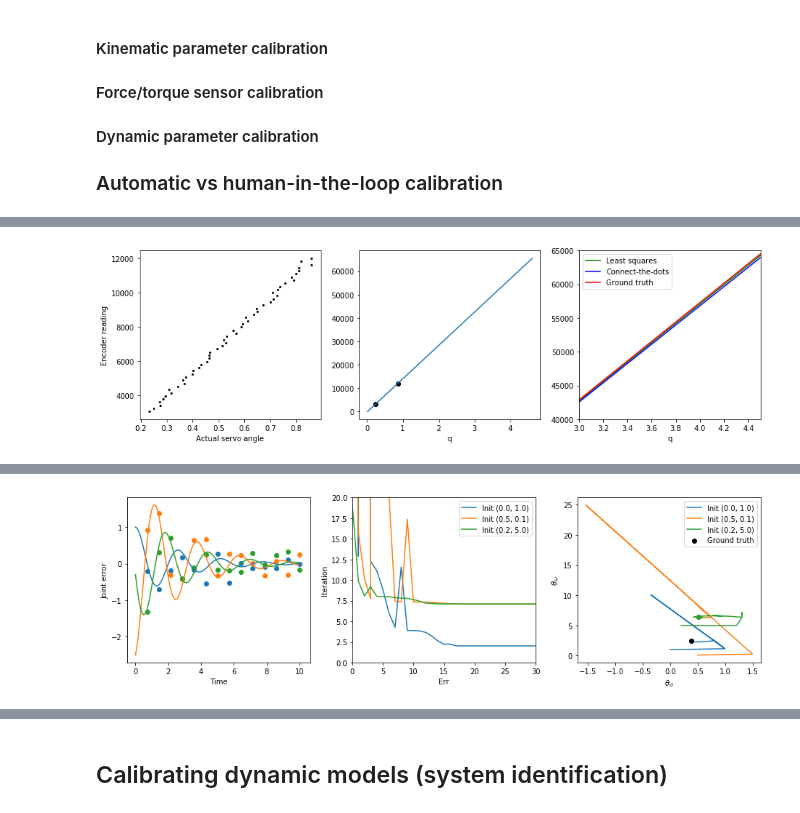
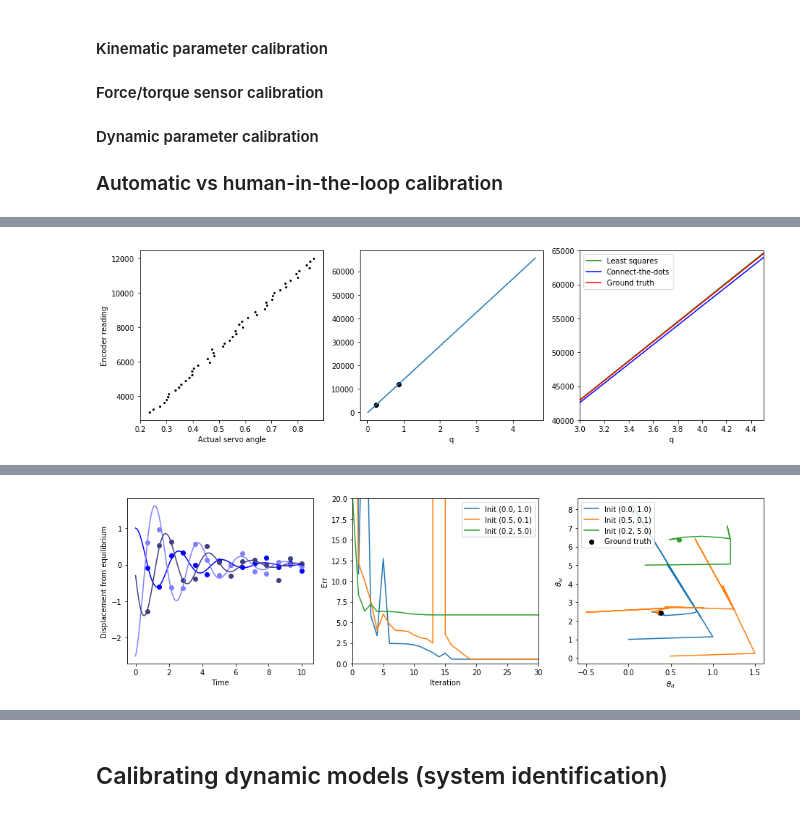
Before and after one commit to krishauser/RoboticSystemsBook, a Jupyter notebook: Calibration.ipynb, the cells around one changed output, grey strips where cells are left out. Cells and saved outputs as stored; diff of their text form; code cells hidden in the pictures.

```diff
--- a/Calibration.ipynb
+++ b/Calibration.ipynb
@@ -115,7 +115,7 @@ axsimple.set_xlabel('q')
 axlstsq.scatter(qs_noisy,za_quantized,c='k',s=4)
 axlstsq.set_xlabel('q')
 A = np.column_stack((za_quantized,np.ones(N)))
-res = np.linalg.lstsq(A,qs_noisy)
+res = np.linalg.lstsq(A,qs_noisy,rcond=None)
 x = res[0]
 residuals = res[1]
 #print x,"RMSE",math.sqrt(residuals/N)
@@ -130,7 +130,7 @@ axlstsq.legend()
 fig.tight_layout()
 fig.show()
 # %% [output]
-[figure, old version]
+[figure, new version]
 # %% [markdown]
 The figure above shows a set of corrupted measurements that lie approximately along a line. If we simply perform "connect-the-dots" on the endpoints, as shown in the middle plot, the model seems somewhat reasonable.  However, the noise at the endpoints leads to less accurate prediction outside of the range of the data.  The figure on the right shows a zoom-in to the upper right corner of the plot.  A better approach is to use all of the data to obtain a tighter fit.  Since we only have a couple of parameters to play with, we cannot hope to match all of the data points exactly, and instead we must settle for a _least squares_ fit.
 
@@ -220,6 +220,9 @@ from scipy.optimize import minimize,approx_fprime
 
 thetad_true = 0.38
 thetaw_true = 2.43
+
+#for consistency
+np.random.seed(1234)
 
 def f(x,dx,t,thetad,thetaw):
     C1 = x
@@ -237,16 +240,17 @@ for x in xinits:
     ys.append(f(x[0],x[1],t,thetad_true,thetaw_true))
 tdata = np.linspace(0,10,15)[1:]
 #simulate sensing error + time sampling jitter
-tjitter = 0.1
-noise = 0.2
+tjitter = 0.05
+noise = 0.1
 ydatas = []
 for x in xinits:
     ydatas.append(f(x[0],x[1],tdata + np.random.randn(len(tdata))*tjitter,thetad_true,thetaw_true) + np.random.randn(len(tdata))*noise)
-for y,yd in zip(ys,ydatas):
-    axdata.plot(t,y)
-    axdata.scatter(tdata,yd)
+colors = ['#0000ff','#8080ff','#404080']
+for i,(y,yd) in enumerate(zip(ys,ydatas)):
+    axdata.plot(t,y,color=colors[i])
+    axdata.scatter(tdata,yd,c=colors[i])
 axdata.set_xlabel("Time")
-axdata.set_ylabel("Joint error")
+axdata.set_ylabel("Displacement from equilibrium")
 
 trace = []
 def E(theta):
@@ -259,34 +263,34 @@ def E(theta):
 def Etrace(theta):
     global trace
     err = E(theta)
     trace.append((theta,err))
     return err
 def dE(theta):
      return approx_fprime(theta, E, 1e-4)
 
 initial_guesses = [(0.,1.),(0.5,0.1),(0.2,5.0)]
 for thetaguess in initial_guesses:
     trace = []
     res = minimize(Etrace,np.array(thetaguess),jac=dE)
     theta_trace = [x[0] for x in trace]
     err_trace = [x[1] for x in trace]
     axsolve.plot(range(len(err_trace)),err_trace,label="Init "+str(thetaguess))
     axtrace.plot([x[0] for x in theta_trace],[x[1] for x in theta_trace],label="Init "+str(thetaguess))
     axtrace.scatter([theta_trace[-1][0]],[theta_trace[-1][1]],zorder=3)
     #print thetaguess,theta_trace[-1]
 axtrace.scatter([thetad_true],[thetaw_true],c='k',label="Ground truth",zorder=5)
 axsolve.set_ylim(0.0,20.0)
 axsolve.set_xlim(0.0,30.0)
 axsolve.legend()
-axsolve.set_xlabel("Err")
-axsolve.set_ylabel("Iteration")
+axsolve.set_xlabel("Iteration")
+axsolve.set_ylabel("Err")
 axtrace.set_xlabel(r"$\theta_d$")
 axtrace.set_ylabel(r"$\theta_\omega$")
 #axtrace.set_xlim(0.0,3.0)
 #axtrace.set_ylim(0.0,1.6)
 axtrace.legend()
 fig.tight_layout()
 fig.show()
 # %% [output]
-[figure, old version]
+[figure, new version]
 # %% [markdown]
```
Also changed, not shown: parts of 4 cells of this notebook.
